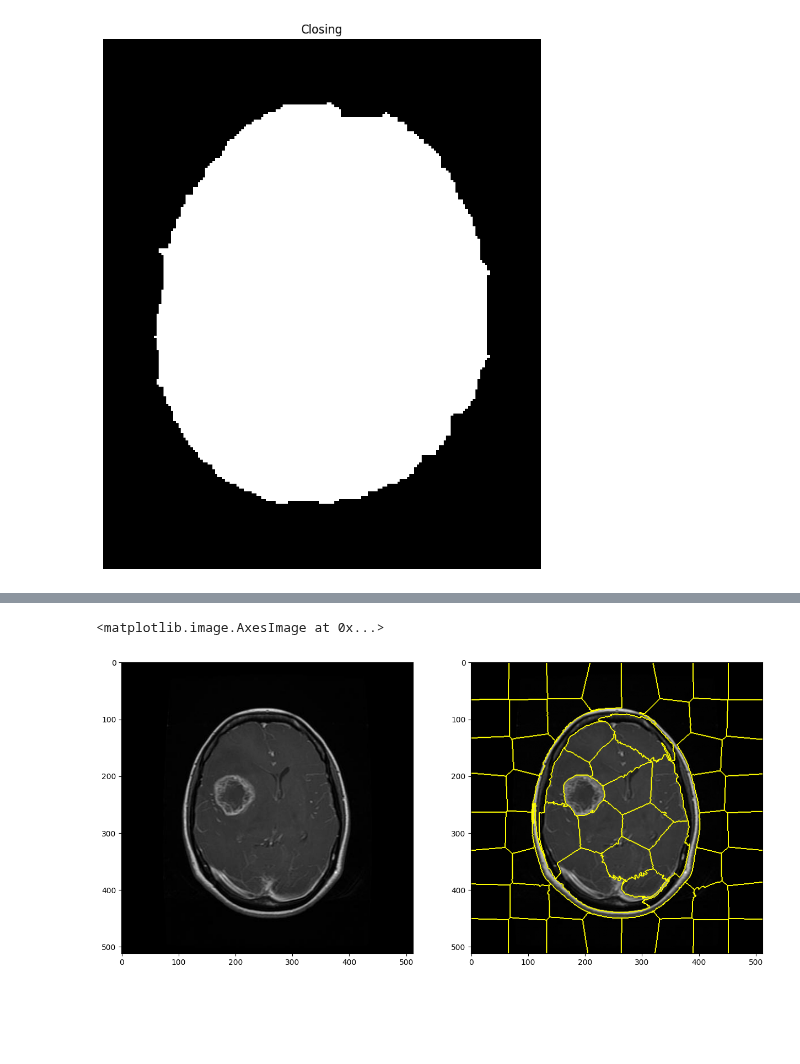
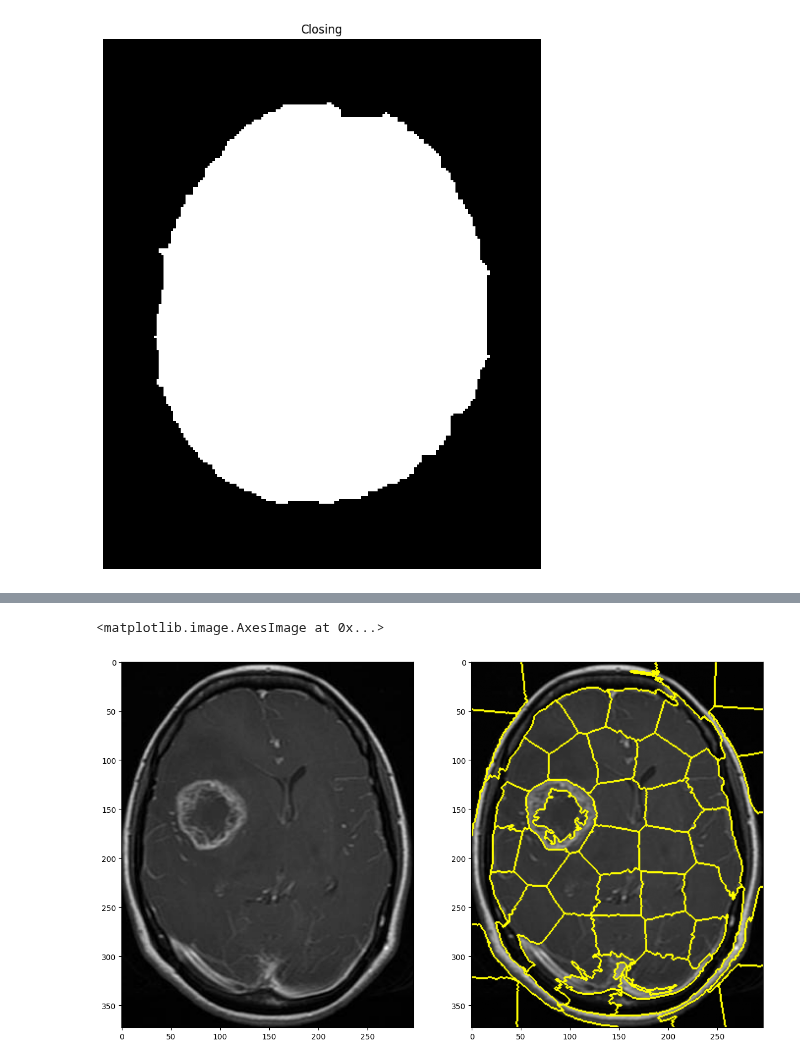
Before and after one commit to MulArt/Medical_Imaging, a Jupyter notebook: Segmentation.ipynb, the cells around one changed output, grey strips where cells are left out. Drawn from its saved outputs; the diff is of its cells as text; code cells hidden in the pictures; blank space fills up the shorter version.

```diff
--- a/Segmentation.ipynb
+++ b/Segmentation.ipynb
@@ -109,28 +109,28 @@ Dice Similarity: 2.6419869124821085e-05
 # %%
 from skimage.segmentation import slic, mark_boundaries
 import cv2
 
 # Setting the plot figure as 15, 15
 plt.figure(figsize=(15, 15))
 
 # Sample Image of scikit-image package
-img=cv2.imread("Brain_Tumor.png",0)
+img=cv2.imread("Brain_Tumor_rogn.png",0)
 
 # Applying SLIC segmentation
 # for the edges to be drawn over
 img_segments = slic(img,n_segments=60,compactness=0.1)
 
 plt.subplot(1, 2, 1)
 
 # Plotting the original image
 plt.imshow(img, cmap='gray')
 
 # Detecting boundaries for labels
 plt.subplot(1, 2, 2)
 
 # Plotting the output of marked_boundaries
 # function i.e. the image with segmented boundaries
 plt.imshow(mark_boundaries(img, img_segments))
 # %% [output]
 <matplotlib.image.AxesImage at 0x...>
-[figure, old version]
+[figure, new version]
```
Also changed, not shown: parts of 1 cell of this notebook.
